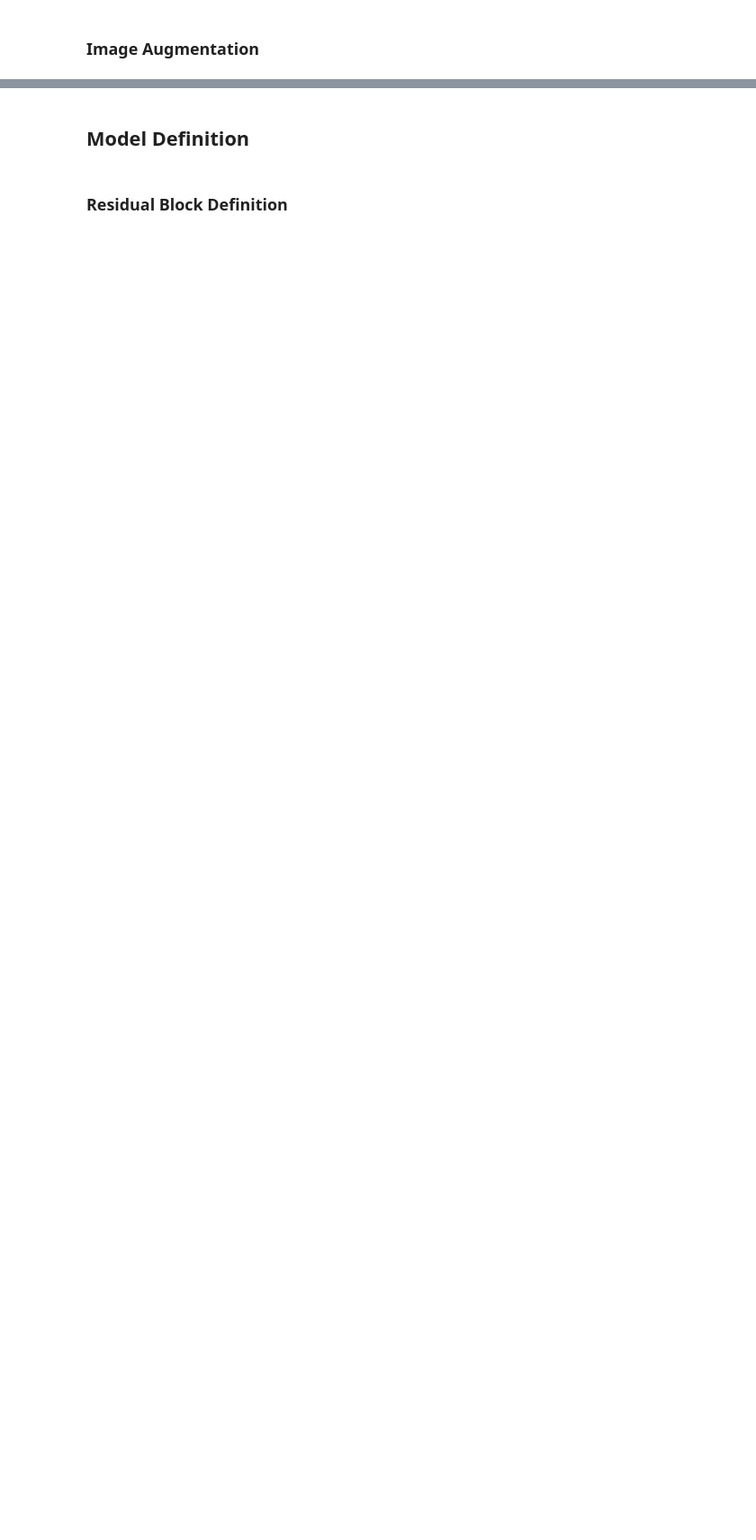
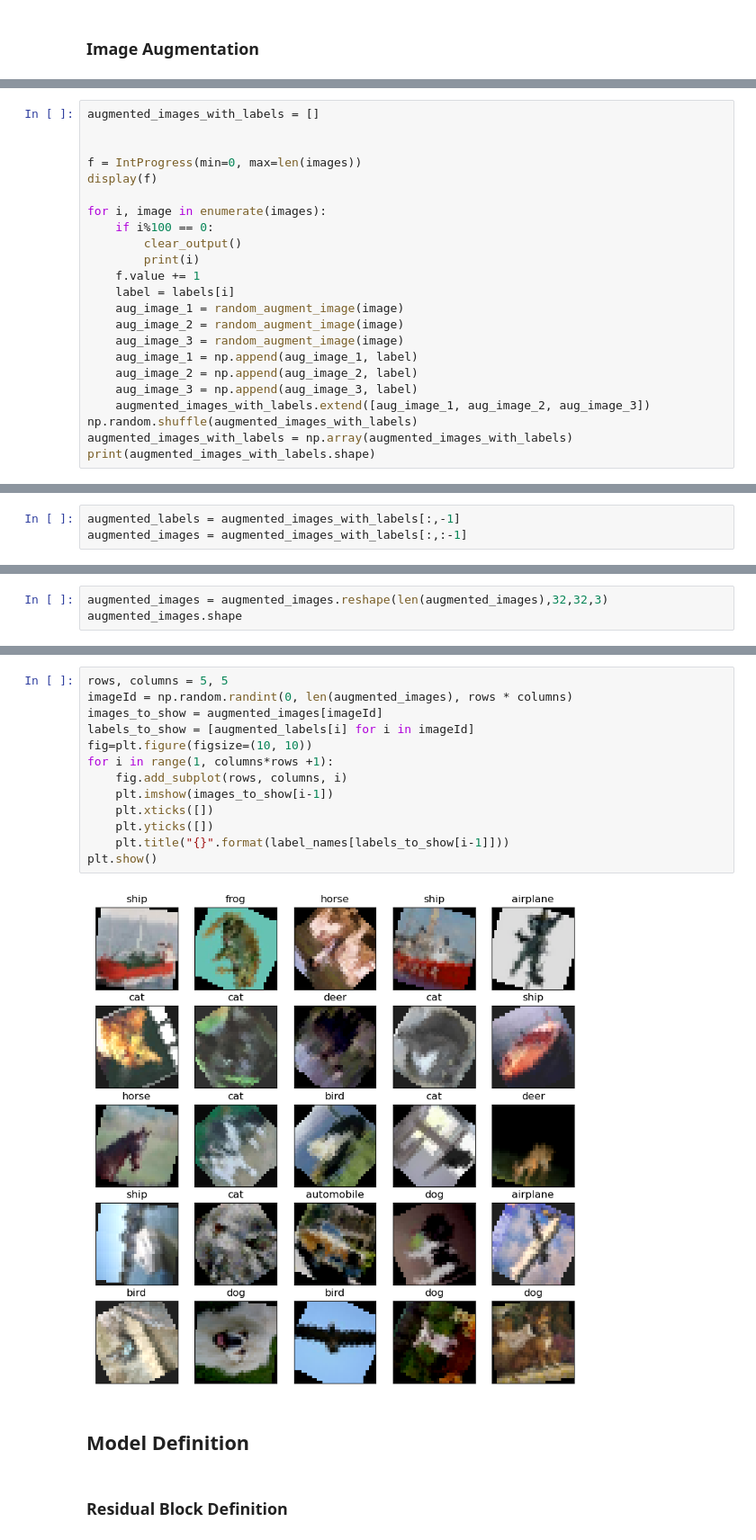
Before and after one commit to ashrafwkhalil/MLP, a Jupyter notebook: ResNet Reimplementation.ipynb, the cells around one changed output, grey strips where cells are left out. Shown at 90% size. Cells and saved outputs as stored; diff of their text form; blank space fills up the shorter version.

```diff
--- a/ResNet Reimplementation.ipynb
+++ b/ResNet Reimplementation.ipynb
@@ -71,0 +85,23 @@ plt.show()
+# %%
+augmented_images_with_labels = []
+
+
+f = IntProgress(min=0, max=len(images))
+display(f)
+
+for i, image in enumerate(images):
+    if i%100 == 0:
+        clear_output()
+        print(i)
+    f.value += 1
+    label = labels[i]
+    aug_image_1 = random_augment_image(image)
+    aug_image_2 = random_augment_image(image)
+    aug_image_3 = random_augment_image(image)
+    aug_image_1 = np.append(aug_image_1, label)
+    aug_image_2 = np.append(aug_image_2, label)
+    aug_image_3 = np.append(aug_image_3, label)
+    augmented_images_with_labels.extend([aug_image_1, aug_image_2, aug_image_3])
+np.random.shuffle(augmented_images_with_labels)
+augmented_images_with_labels = np.array(augmented_images_with_labels)
+print(augmented_images_with_labels.shape)
@@ -71,0 +113,3 @@ plt.show()
+# %%
+augmented_labels = augmented_images_with_labels[:,-1]
+augmented_images = augmented_images_with_labels[:,:-1]
@@ -71,0 +118,3 @@ plt.show()
+# %%
+augmented_images = augmented_images.reshape(len(augmented_images),32,32,3)
+augmented_images.shape
@@ -72,3 +125,18 @@ plt.show()
+# %%
+rows, columns = 5, 5
+imageId = np.random.randint(0, len(augmented_images), rows * columns)
+images_to_show = augmented_images[imageId]
+labels_to_show = [augmented_labels[i] for i in imageId]
+fig=plt.figure(figsize=(10, 10))
+for i in range(1, columns*rows +1):
+    fig.add_subplot(rows, columns, i)
+    plt.imshow(images_to_show[i-1])
+    plt.xticks([])
+    plt.yticks([])
+    plt.title("{}".format(label_names[labels_to_show[i-1]]))
+plt.show()
+# %% [output]
+[figure, added]
 # %% [markdown]
 ## Model Definition
 # %% [markdown]
```
Also changed, not shown: parts of 24 cells of this notebook, 5 other files.
